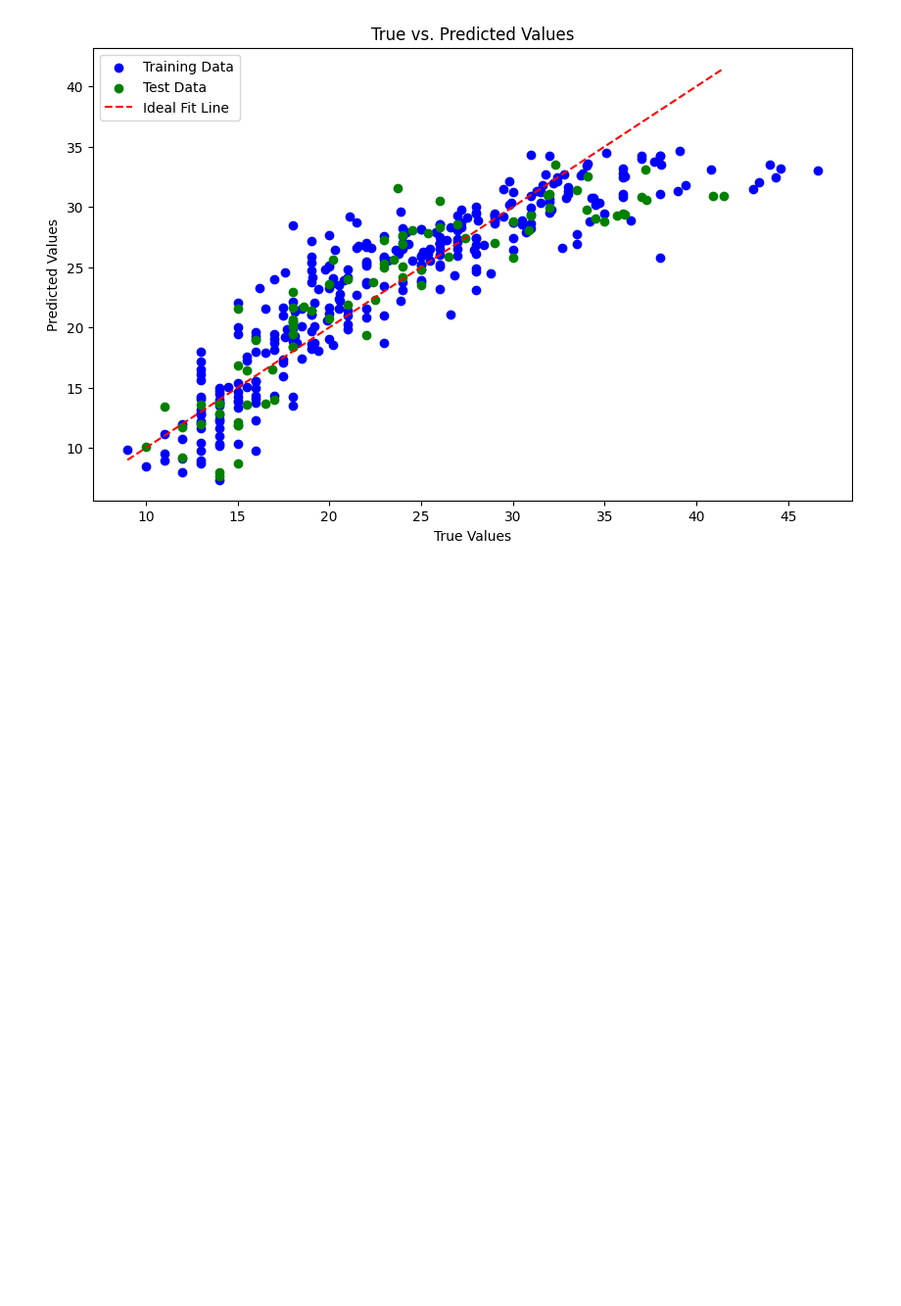
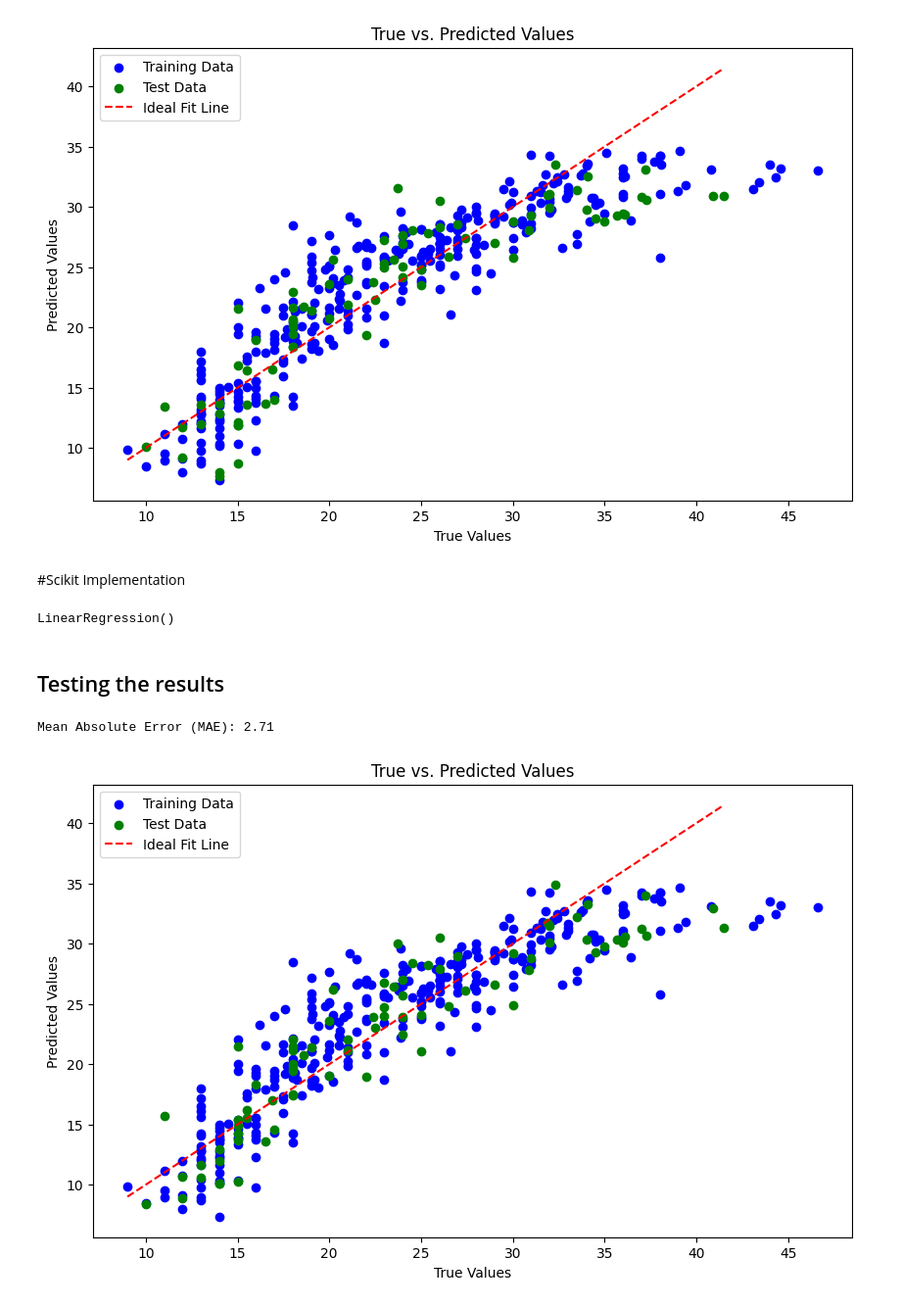
Before and after one commit to MaheeGamage/TIES4911-DL-for-dev, a Jupyter notebook: Task-1/Task1-2.ipynb, the cells around one changed output. Shown at 98% size. Saved outputs shown, nothing was run; the diff lists cells and outputs as text; code cells hidden in the pictures; blank space fills up the shorter version.

Commit message:
Keras and Scikit implementation added

```diff
--- a/Task-1/Task1-2.ipynb
+++ b/Task-1/Task1-2.ipynb
@@ -194,3 +195,57 @@ plt.legend()
 plt.show()
 # %% [output]
 [figure]
+# %% [markdown]
+#Scikit Implementation
+# %%
+# Create a Linear Regression model
+regressor = LinearRegression()
+
+# Train the model
+regressor.fit(x_train_norm, y_train_norm)
+# %% [output]
+LinearRegression()
+# %% [markdown]
+## Testing the results
+# %%
+# standardize
+x_test_norm = (x_test-mean_feat)/std_feat
+
+# prediction on test data
+test_pred_sci = regressor.predict(x_test_norm)
+# reverse standardization
+test_pred_sci *= std_label
+test_pred_sci += mean_label
+
+# prediction on train data
+train_pred = linear_model.predict(x_train_norm)
+# reverse standardization
+train_pred *= std_label
+train_pred += mean_label
+
+# Convert test_pred to a NumPy array
+# test_pred = test_pred.numpy()
+# train_pred = train_pred.numpy()
+# %%
+mae = mean_absolute_error(y_test, test_pred_sci)
+print(f"Mean Absolute Error (MAE): {mae:.2f}")
+# %% [output]
+Mean Absolute Error (MAE): 2.71
+# %%
+plt.figure(figsize=(10, 6))
+
+# Training set
+plt.scatter(y_train, train_pred, color='blue', label='Training Data')
+# Test set
+plt.scatter(y_test, test_pred_sci, color='green', label='Test Data')
+
+# Reference line (perfect prediction)
+plt.plot([y_train.min(), y_test.max()], [y_train.min(), y_test.max()], color='red', linestyle='--', label='Ideal Fit Line')
+
+plt.xlabel('True Values')
+plt.ylabel('Predicted Values')
+plt.title('True vs. Predicted Values')
+plt.legend()
+plt.show()
+# %% [output]
+[figure, added]
```
Also changed, not shown: parts of 14 cells of this notebook.
